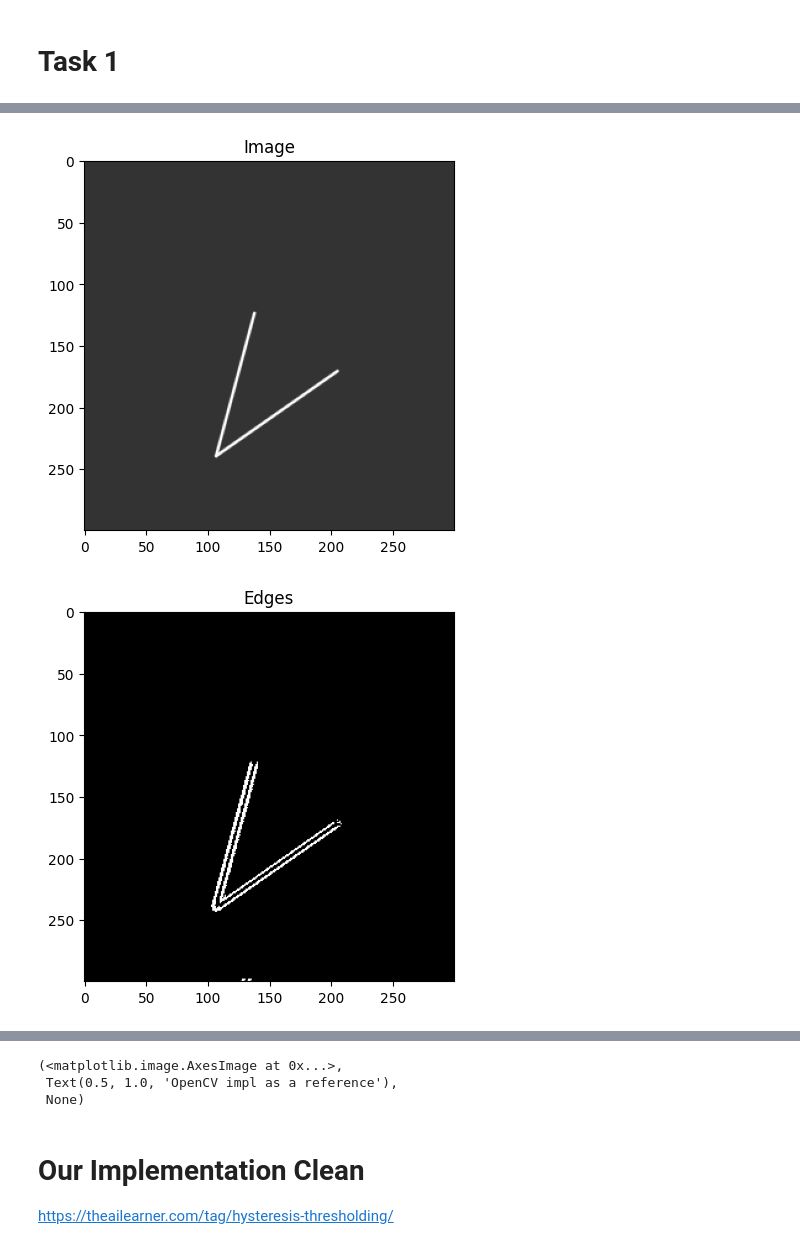
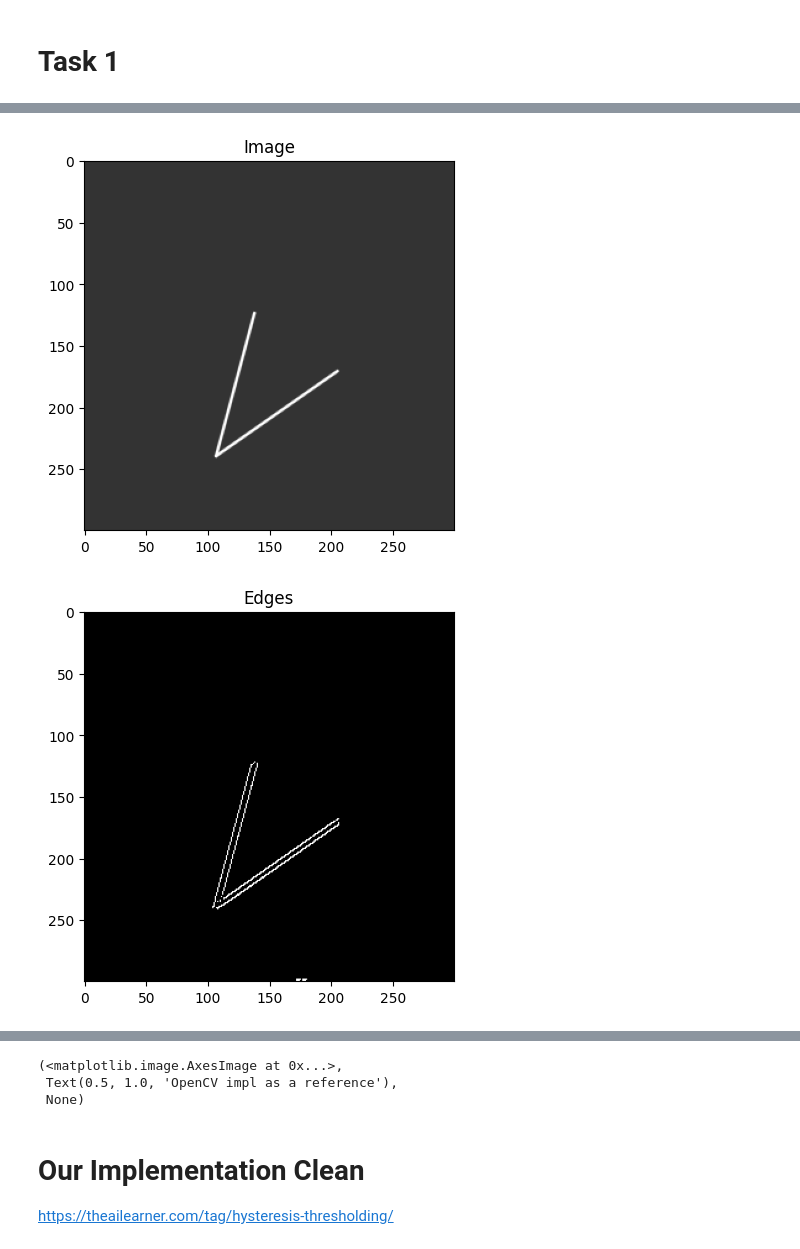
Before and after one commit to coeus-uk/computer-vision, a Jupyter notebook: Task1.ipynb, the cells around one changed output, grey strips where cells are left out. Drawn from its saved outputs; the diff is of its cells as text; code cells hidden in the pictures.

```diff
--- a/Task1.ipynb
+++ b/Task1.ipynb
@@ -14,26 +17,26 @@ import utils
 # %%
-img = cv2.imread("Task1Dataset/image1.png")
+img = cv2.imread("Task1Dataset\\image1.png")
 img = img[0:300, 500:800]
 
 # img = cv2.imread("ducks.jpeg")
 # img = img[1200:1800,1200:1800]
 
 img = cv2.cvtColor(img, cv2.COLOR_RGB2GRAY)
 plt.imshow(cv2.cvtColor(img, cv2.COLOR_GRAY2RGB)), plt.title('Image'), plt.show()
 
 img_canny = utils.canny(img,
                   gauss_kernel_size=5,
-                  sigma=20,
+                  sigma=5,
                   low_threshold=70,
                   high_threshold=110
                   )
 plt.imshow(cv2.cvtColor(img_canny, cv2.COLOR_GRAY2RGB)), plt.title('Edges'), plt.show()
 
 img_canny_reference = cv2.Canny(img, threshold1=70, threshold2=110)
 plt.imshow(cv2.cvtColor(img_canny_reference, cv2.COLOR_GRAY2RGB)), plt.title('OpenCV impl as a reference'), plt.show()
 # %% [output]
 [figure]
-[figure, old version]
+[figure, new version]
 [figure]
 (<matplotlib.image.AxesImage at 0x...>,
  Text(0.5, 1.0, 'OpenCV impl as a reference'),
```
Also changed, not shown: parts of 6 cells of this notebook, 1 other file.
